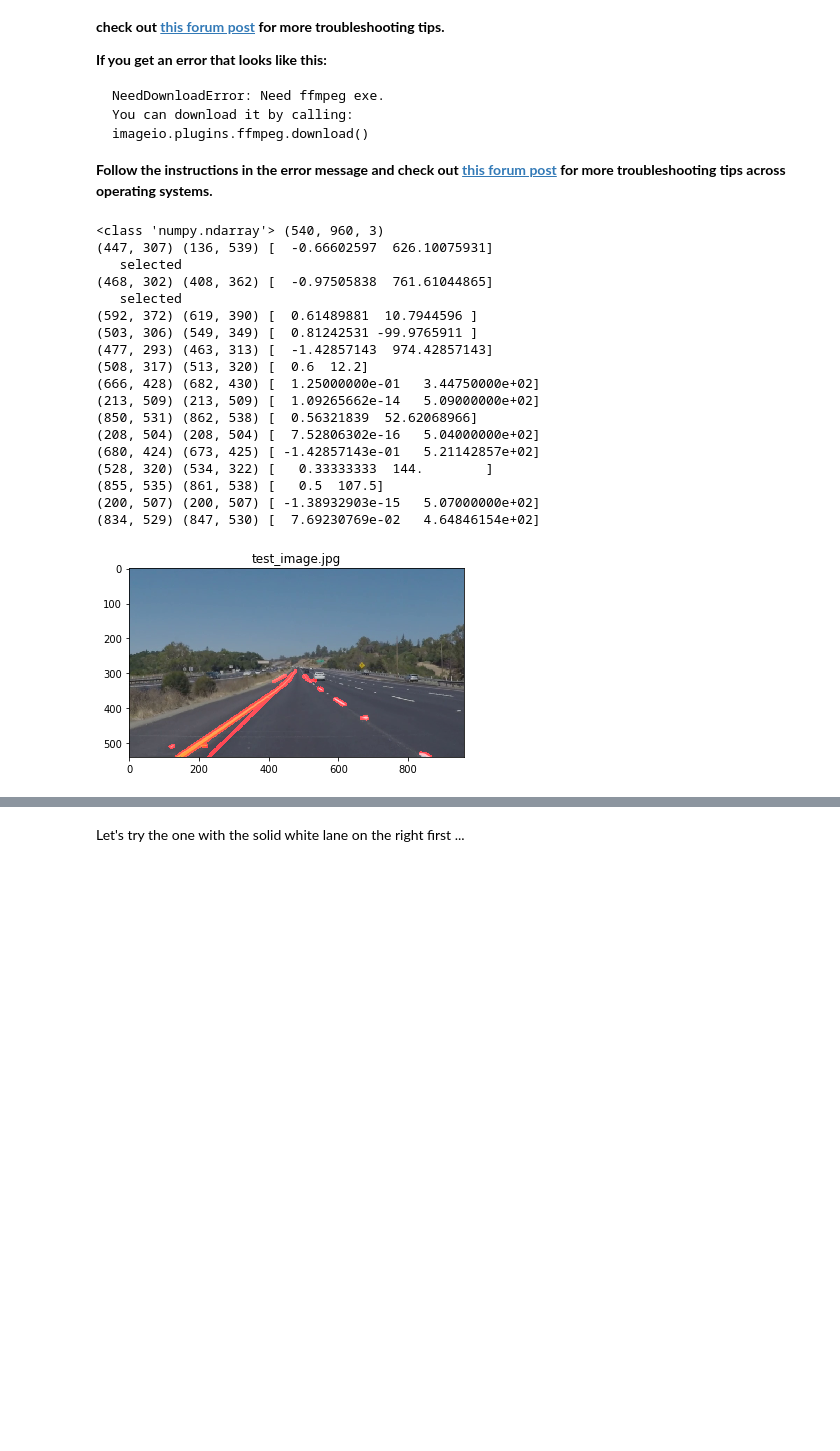
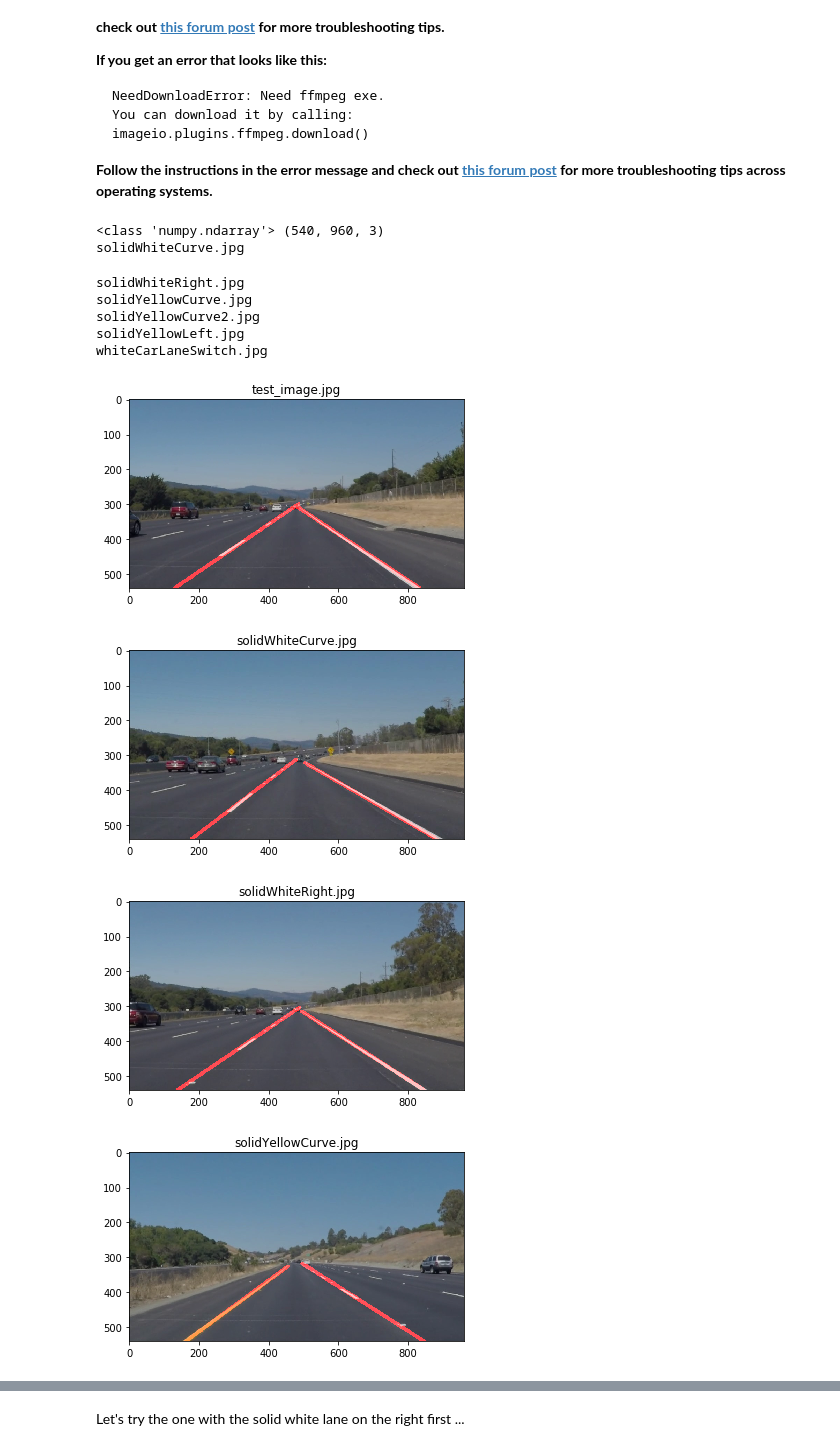
Before and after one commit to tmandal/CarND-LaneLines-P1, a Jupyter notebook: P1.ipynb, the cells around one changed output, grey strips where cells are left out. Drawn from its saved outputs; the diff is of its cells as text; code cells hidden in the pictures; blank space fills up the shorter version.

Commit message:
improved lane identification in the pipeline

```diff
--- a/P1.ipynb
+++ b/P1.ipynb
@@ -372,49 +377,41 @@ def lane_find_pipeline(image):
 
     line_image = np.zeros((masked_edges.shape[0], masked_edges.shape[1], 3), dtype=np.uint8)
     draw_lines(line_image, new_lines, thickness=10)
 
     # Draw the lines on the edge image
     combo = weighted_img(line_image, image)
 
     return combo
 
 is_test = True
 if is_test:
     imagefile = 'test_image.jpg'
     image = mpimg.imread(imagefile)
     if image.shape[2] == 4:
         image = np.delete(image,(3), axis=2)
     print(type(image), image.shape)
     combo = lane_find_pipeline(image)
     plt.figure()
     plt.title(imagefile)
     plt.imshow(combo)
 
 for imagefile in os.listdir("test_images/"):
-    break
+    #break
     image = mpimg.imread('test_images/' + imagefile)
     print(imagefile)
     combo = lane_find_pipeline(image)
     plt.figure()
     plt.title(imagefile)
     plt.imshow(combo)
 # %% [output]
 <class 'numpy.ndarray'> (540, 960, 3)
-(447, 307) (136, 539) [  -0.66602597  626.10075931]
-   selected
-(468, 302) (408, 362) [  -0.97505838  761.61044865]
-   selected
-(592, 372) (619, 390) [  0.61489881  10.7944596 ]
-(503, 306) (549, 349) [  0.81242531 -99.9765911 ]
-(477, 293) (463, 313) [  -1.42857143  974.42857143]
-(508, 317) (513, 320) [  0.6  12.2]
-(666, 428) (682, 430) [  1.25000000e-01   3.44750000e+02]
-(213, 509) (213, 509) [  1.09265662e-14   5.09000000e+02]
-(850, 531) (862, 538) [  0.56321839  52.62068966]
-(208, 504) (208, 504) [  7.52806302e-16   5.04000000e+02]
-(680, 424) (673, 425) [ -1.42857143e-01   5.21142857e+02]
-(528, 320) (534, 322) [   0.33333333  144.        ]
-(855, 535) (861, 538) [   0.5  107.5]
-(200, 507) (200, 507) [ -1.38932903e-15   5.07000000e+02]
-(834, 529) (847, 530) [  7.69230769e-02   4.64846154e+02]
+solidWhiteCurve.jpg
+solidWhiteRight.jpg
+solidYellowCurve.jpg
+solidYellowCurve2.jpg
+solidYellowLeft.jpg
+whiteCarLaneSwitch.jpg
-[figure, old version]
+[figure, new version]
+[figure, added]
+[figure, added]
+[figure, added]
```
Also changed, not shown: parts of 5 cells of this notebook.
